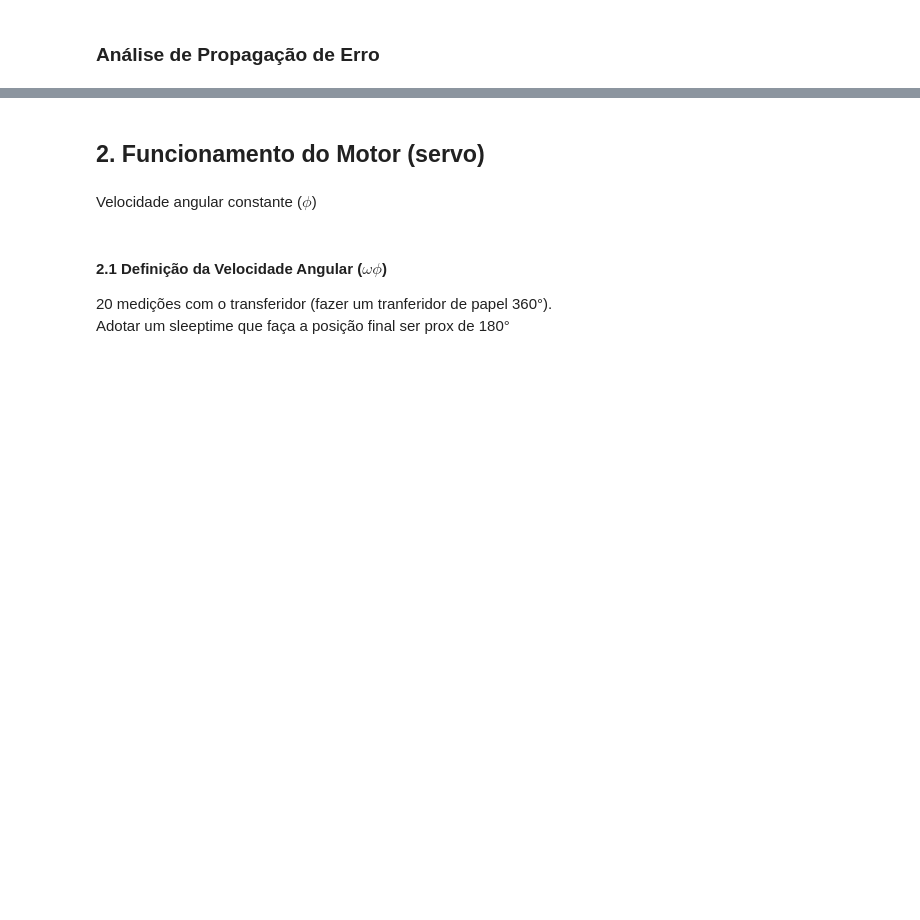
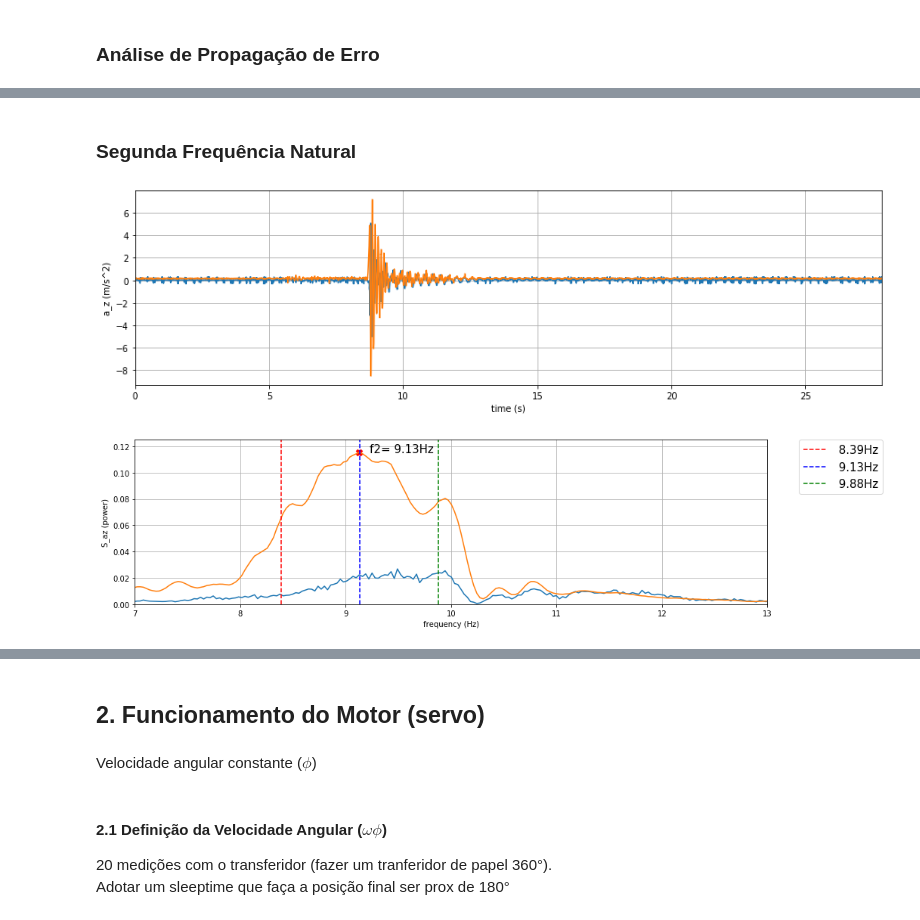
Before and after one commit to lucasborges-ec/FinalProject, a Jupyter notebook: FinalProject_v2.ipynb, the cells around one changed output, grey strips where cells are left out. Saved outputs shown, nothing was run; the diff lists cells and outputs as text; code cells hidden in the pictures; blank space fills up the shorter version.

```diff
--- a/FinalProject_v2.ipynb
+++ b/FinalProject_v2.ipynb
@@ -553,0 +609,68 @@ plt.grid(True)
+# %% [markdown]
+### Segunda Frequência Natural
+# %%
+filename='resources/Leituras/freq2'
+
+with gz.open(filename+'.csv.gz', 'rb') as target:
+    data =  np.genfromtxt(target,
+                          delimiter=',')
+    ti   =  data[1:,0] - data[1,0]
+
+a=MRPy.resampling(ti,10*(data[1:,1:]/8096))
+
+az2   = MRPy(a[0], a.fs)
+t    = a.t_axis()
+
+az1   = MRPy(a[1], a.fs)
+t    = a.t_axis()
+
+plt.figure(4, figsize=(15, 4), clear=True)
+plt.plot(t, az1[0])
+plt.plot(t, az2[0])
+
+plt.xlim(0, az.Td);  plt.xlabel('time (s)')
+#plt.ylim(-15, 15);
+plt.ylabel('a_z (m/s^2)')
+
+plt.grid(True)
+
+y = [0,.5]
+f_med = np.real(mi_f2)*np.ones(2)
+f_inf = (np.real(mi_f2)-sigma_f2)*np.ones(2)
+f_sup = (np.real(mi_f2)+sigma_f2)*np.ones(2)
+
+
+
+Saz11, fs11 = az1.periodogram()
+f11         = az1.f_axis()
+
+Saz22, fs22 = az2.periodogram()
+f22         = az2.f_axis()
+
+
+
+plt.figure(5, figsize=(15, 4), clear=True)
+
+
+plt.plot(f11, Saz11[0])
+plt.plot(f22, Saz22[0])
+
+plt.plot(f_inf, y,'r--', label='{0:5.2f}Hz'.format(np.real(mi_f2)-sigma_f2))
+plt.plot(f_med, y,'b--', label='{0:5.2f}Hz'.format(np.real(mi_f2)))
+plt.plot(f_sup, y,'g--', label='{0:5.2f}Hz'.format(np.real(mi_f2)+sigma_f2))
+
+
+plt.legend(bbox_to_anchor=(1.05, 1), loc='upper left', borderaxespad=0., fontsize=15)
+
+peaks, _ = find_peaks(Saz22[0], height=.109)
+fn2=f22[peaks]
+plt.scatter(f22[peaks], Saz22[0,peaks], marker='X', s=70, color='red')
+plt.text(f22[peaks]+0.1, Saz22[0,peaks]+0.0, "f2={0:5.2f}Hz".format(9.12943272), fontsize=15)
+
+plt.xlim(7, 13);   plt.xlabel('frequency (Hz)')
+plt.ylim(0,  .125);   plt.ylabel('S_az (power)')
+
+plt.grid(True)
+# %% [output]
+[figure, added]
+[figure, added]
```
Also changed, not shown: parts of 71 cells of this notebook, 47 other files.
